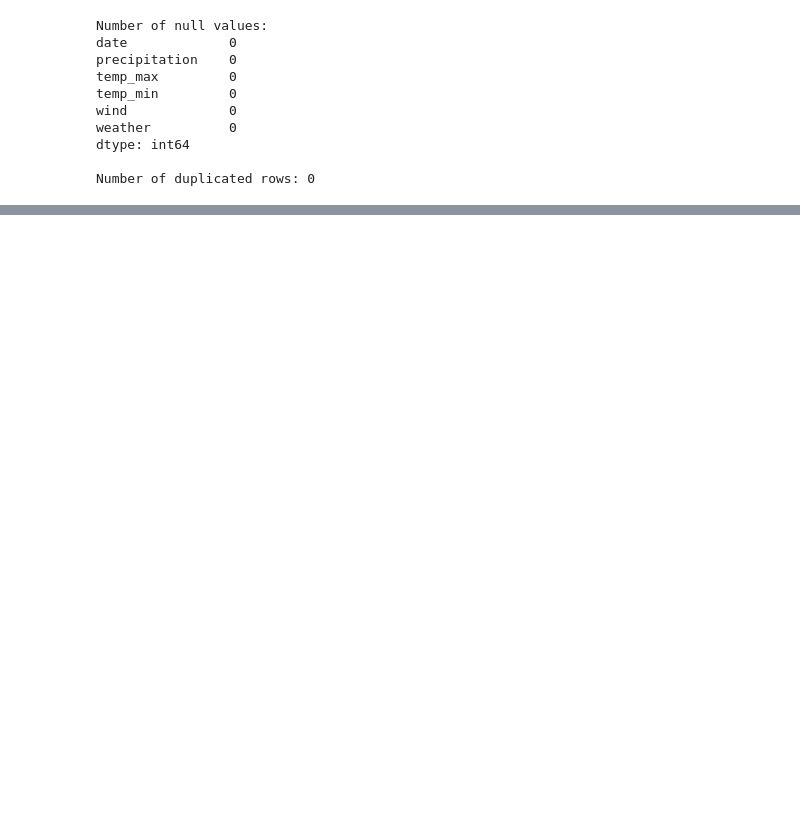
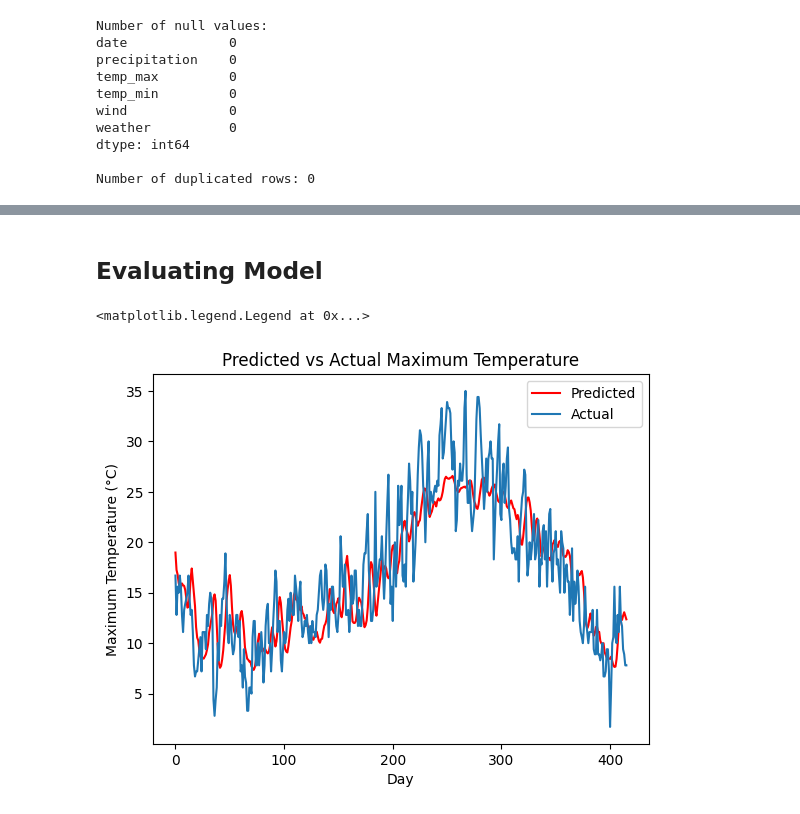
Before and after one commit to alihuss1017/LSTM-Weather-Prediction, a Jupyter notebook: main.ipynb, the cells around one changed output, grey strips where cells are left out. Drawn from its saved outputs; the diff is of its cells as text; code cells hidden in the pictures; blank space fills up the shorter version.

Commit message:
[ADD] model, training, evaluation

```diff
--- a/main.ipynb
+++ b/main.ipynb
@@ -101,0 +149,21 @@ val_loader = DataLoader(val_data, batch_size = 32, num_workers = 2, drop_last =
+# %%
+num_epochs = 10
+
+model.train()
+
+for epoch in range(num_epochs):
+  total_loss = 0
+
+  for X, y in train_loader:
+    optimizer.zero_grad()
+
+    X, y = X.to(device), y.to(device)
+    y_hat = model(X)
+
+    loss = loss_fn(y, y_hat)
+    total_loss += loss.item()
+
+    loss.backward()
+    optimizer.step()
+
+  print(f'Epoch {epoch + 1} Loss: {total_loss / len(train_loader)}')
@@ -101,0 +181,28 @@ val_loader = DataLoader(val_data, batch_size = 32, num_workers = 2, drop_last =
+# %% [markdown]
+## Evaluating Model
+# %%
+import matplotlib.pyplot as plt
+
+predicted = []
+actual = []
+
+model.eval()
+
+with torch.no_grad():
+  for X, y in val_loader:
+    X, y = X.to(device), y.to(device)
+    y_hat = model(X)
+
+    predicted.append(y_hat.cpu())
+    actual.append(y.cpu())
+
+plt.figure()
+plt.title("Predicted vs Actual Maximum Temperature")
+plt.xlabel("Day")
+plt.ylabel("Maximum Temperature (°C)")
+plt.plot(np.array(predicted).flatten() * std + mu, c = 'r', label = "Predicted")
+plt.plot(np.array(actual).flatten() * std + mu, label = "Actual")
+plt.legend()
+# %% [output]
+<matplotlib.legend.Legend at 0x...>
+[figure, added]
```
Also changed, not shown: parts of 21 cells of this notebook.
